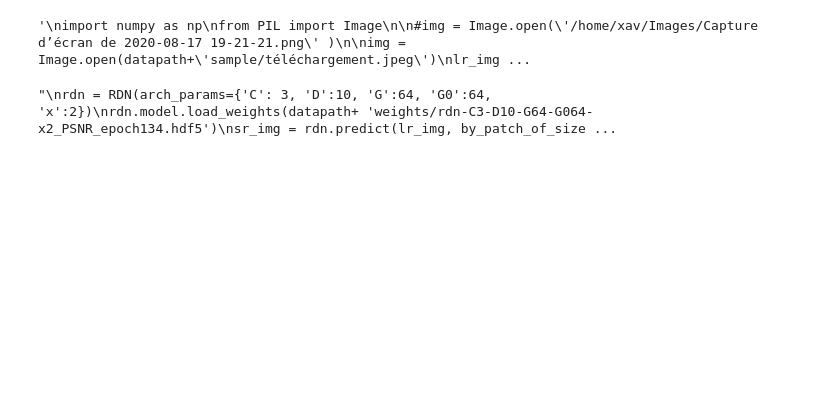
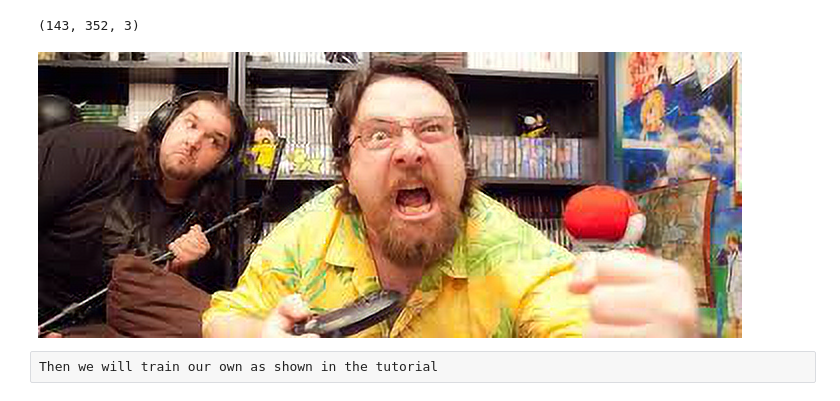
Before and after one commit to XavierDELPIERRE/day1, a Jupyter notebook: pday1.ipynb, the cells around one changed output. Saved outputs shown, nothing was run; the diff lists cells and outputs as text; code cells hidden in the pictures; blank space fills up the shorter version.

```diff
--- a/pday1.ipynb
+++ b/pday1.ipynb
@@ -14,45 +21,40 @@ Env :  projetday1
 # %%
-"""
+
 import numpy as np
 from PIL import Image
 
 #img = Image.open('/home/xav/Images/Capture d’écran de 2020-08-17 19-21-21.png' )
 
 img = Image.open(datapath+'sample/téléchargement.jpeg')
 lr_img = np.array(img.convert("RGB"))
 print(lr_img.shape)
 #Image.fromarray(lr_img)
 #img = Image.open(datapath+'sample/sam.png' )
 
 #lr_img = np.array(img)
 #print(lr_img.shape)
 
 from ISR.models import RDN
 
-rdn = RDN(arch_params={'C':6, 'D':20, 'G':64, 'G0':64, 'x':2})
-rdn.model.load_weights(datapath+ 'weights/rdn-C6-D20-G64-G064-x2_ArtefactCancelling_epoch219.hdf5')
+#rrdn.model.load_weights('/media/xav/data/telechargement/rrdn-C4-D3-G32-G032-T10-x4_epoch299.hdf5' )
 #print(np.concatenate((lr_img,)*2, axis=-1).shape)
 #Image.fromarray(np.concatenate((lr_img,)*3, axis=-1))
 
 #rdn = RDN(weights='psnr-small')
-sr_img = rdn.predict(lr_img, by_patch_of_size=50)
+
+rdn = RDN(arch_params={'C':3, 'D':10, 'G':64, 'G0':64, 'x':2})
+rdn.model.load_weights(datapath+'weights/rdn-C3-D10-G64-G064-x2_PSNR_epoch134.hdf5')
+
+
+sr_img = rdn.predict(lr_img,  by_patch_of_size=50)
 
 #sr_img = rdn.predict(lr_img)
 Image.fromarray(sr_img)
 
 #sr_img = model.predict(image, by_patch_of_size=50)
-
-
-"""
 # %% [output]
-'\nimport numpy as np\nfrom PIL import Image\n\n#img = Image.open(\'/home/xav/Images/Capture d’écran de 2020-08-17 19-21-21.png\' )\n\nimg = Image.open(datapath+\'sample/téléchargement.jpeg\')\nlr_img ...
+(143, 352, 3)
+[figure, added]
-# %%
-"""
-rdn = RDN(arch_params={'C': 3, 'D':10, 'G':64, 'G0':64, 'x':2})
-rdn.model.load_weights(datapath+ 'weights/rdn-C3-D10-G64-G064-x2_PSNR_epoch134.hdf5')
-sr_img = rdn.predict(lr_img, by_patch_of_size=50)
-Image.fromarray(sr_img)
-"""
-# %% [output]
-"\nrdn = RDN(arch_params={'C': 3, 'D':10, 'G':64, 'G0':64, 'x':2})\nrdn.model.load_weights(datapath+ 'weights/rdn-C3-D10-G64-G064-x2_PSNR_epoch134.hdf5')\nsr_img = rdn.predict(lr_img, by_patch_of_size ...
+# %% [raw]
+Then we will train our own as shown in the tutorial
 # %%
```
Also changed, not shown: parts of 9 cells of this notebook.
